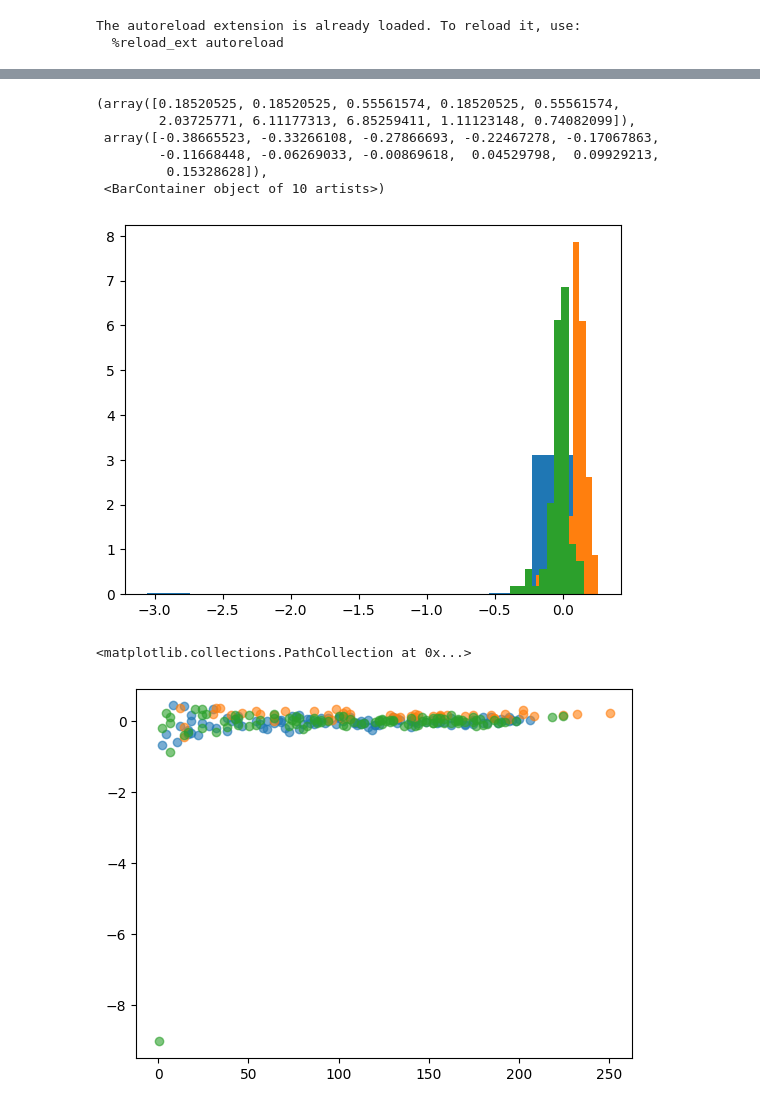
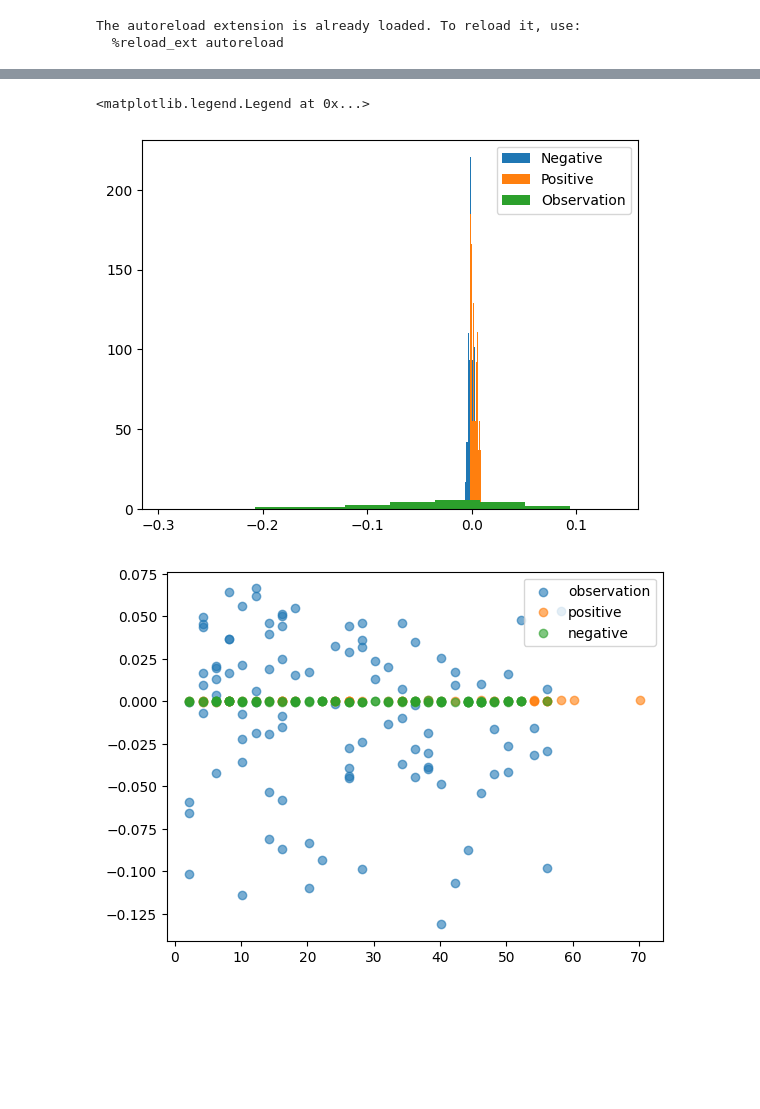
Before and after one commit to CodingBash/CRISPR-shrinkage, a Jupyter notebook: notebooks/CRISPRshrinkageTest.ipynb, the cells around one changed output, grey strips where cells are left out. Cells and saved outputs as stored; diff of their text form; code cells hidden in the pictures; blank space fills up the shorter version.

```diff
--- a/notebooks/CRISPRshrinkageTest.ipynb
+++ b/notebooks/CRISPRshrinkageTest.ipynb
@@ -19,12 +19,12 @@ positive_proportion = 0.6
 target_null_proportion = 0.5
 target_positive_population = 0.7
 
-num_ctrl_guides = 100
+num_ctrl_guides = 200
 num_pos_guides = 50
 
 reps = 3
-max_dup_factor = 20
-max_guide_molecule_factor = 200
+max_dup_factor = 30
+max_guide_molecule_factor = 50
 
 pop1_dup_factor_list = np.asarray([np.round(uniform.rvs(1, max_dup_factor)) for _ in range(reps)])
 pop2_dup_factor_list = np.asarray([np.round(uniform.rvs(1, max_dup_factor)) for _ in range(reps)])
@@ -45,7 +45,7 @@ def get_counts(num_guides, proportion):
 
     return np.asarray(pop1_list_reps), np.asarray(pop2_list_reps)
 # %%
-tiling_length = 100
+tiling_length = 300
 
 observation_guides = []
 for position in range(tiling_length):
@@ -181,34 +207,31 @@ positive_lfc = [guide.LFC_estimate_combined for guide in results.adjusted_positi
 observational_lfc = [guide.LFC_estimate_combined for guide in results.adjusted_observation_guides]
 # %%
 import matplotlib.pyplot as plt
-plt.hist(negative_lfc, density=True)
-plt.hist(positive_lfc, density=True)
-plt.hist(observational_lfc, density=True)
+plt.hist(negative_lfc, density=True, label="Negative")
+plt.hist(positive_lfc, density=True, label="Positive")
+plt.hist(observational_lfc, density=True, label="Observation")
+plt.legend()
 # %% [output]
-(array([0.18520525, 0.18520525, 0.55561574, 0.18520525, 0.55561574,
-        2.03725771, 6.11177313, 6.85259411, 1.11123148, 0.74082099]),
- array([-0.38665523, -0.33266108, -0.27866693, -0.22467278, -0.17067863,
-        -0.11668448, -0.06269033, -0.00869618,  0.04529798,  0.09929213,
-         0.15328628]),
- <BarContainer object of 10 artists>)
+<matplotlib.legend.Legend at 0x...>
-[figure, old version]
+[figure, new version]
 # %%
 rep_i = 0
 observational_lfc_rep = [guide.LFC_estimate_per_replicate[rep_i] for guide in results.adjusted_observation_guides]
 observational_count_rep = [guide.pop1_normalized_count_reps[rep_i] + guide.pop1_normalized_count_reps[rep_i] for guide in results.adjusted_observation_guides]
 
 positive_lfc_rep = [guide.LFC_estimate_per_replicate[rep_i] for guide in results.adjusted_positive_control_guides]
 positive_count_rep = [guide.pop1_normalized_count_reps[rep_i] + guide.pop1_normalized_count_reps[rep_i] for guide in results.adjusted_positive_control_guides]
 
 negative_lfc_rep = [guide.LFC_estimate_per_replicate[rep_i] for guide in results.adjusted_negative_control_guides]
 negative_count_rep = [guide.pop1_normalized_count_reps[rep_i] + guide.pop1_normalized_count_reps[rep_i] for guide in results.adjusted_negative_control_guides]
 
 plt.scatter(observational_count_rep, observational_lfc_rep, alpha=0.6, label="observation")
-plt.scatter(positive_count_rep, positive_lfc_rep, alpha=0.6, label="observation")
-plt.scatter(negative_count_rep, negative_lfc_rep, alpha=0.6, label="observation")
+plt.scatter(positive_count_rep, positive_lfc_rep, alpha=0.6, label="positive")
+plt.scatter(negative_count_rep, negative_lfc_rep, alpha=0.6, label="negative")
+plt.legend()
+plt.show()
 # %% [output]
-<matplotlib.collections.PathCollection at 0x...>
-[figure, old version]
+[figure, new version]
 # %%
 rep_i = 0
 observational_raw_lfc_rep = [np.log(guide.pop1_raw_count_reps[rep_i]/guide.pop2_raw_count_reps[rep_i]) for guide in results.raw_observation_guides]
```
Also changed, not shown: parts of 3 cells of this notebook, 1 other file.
